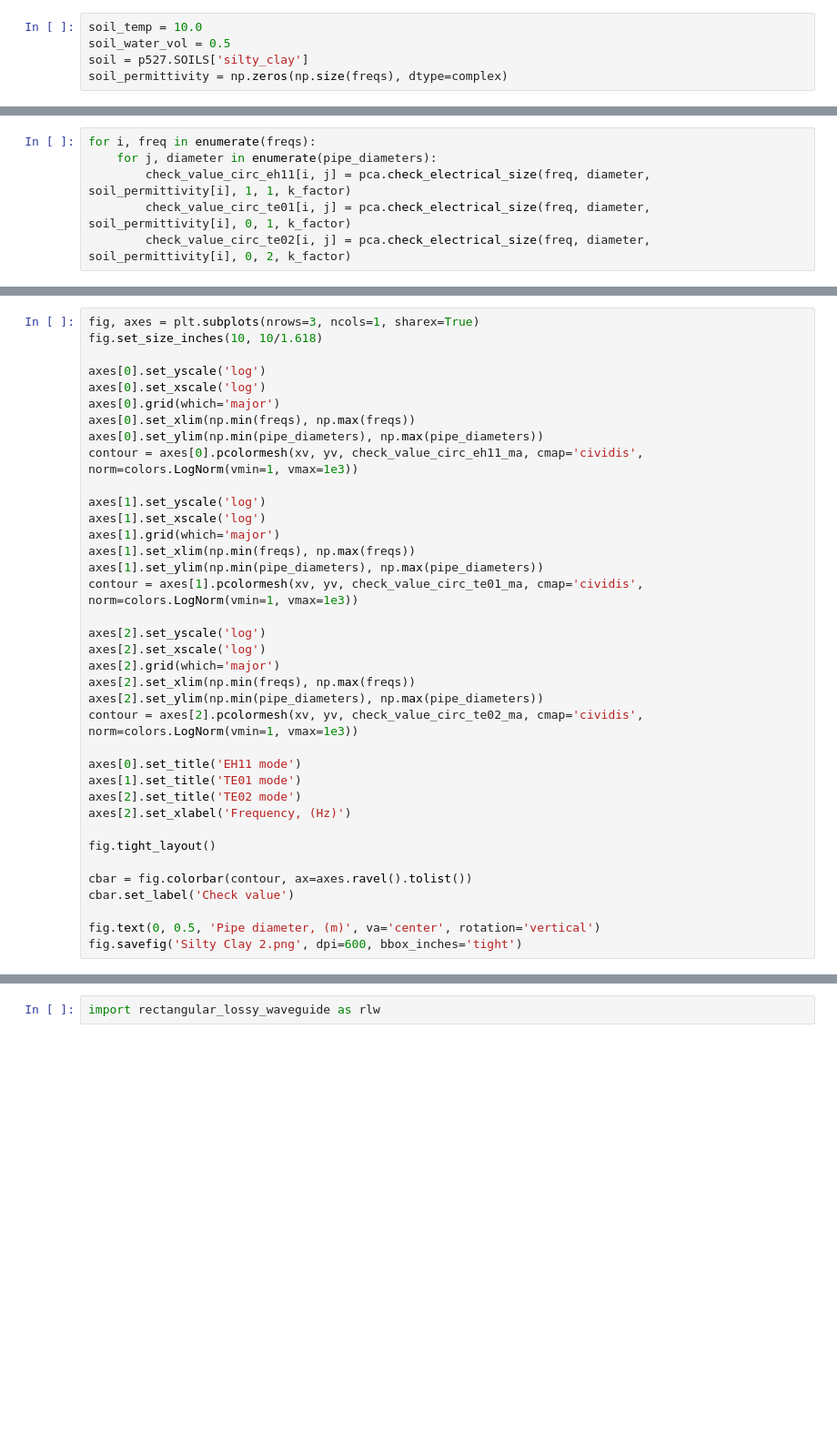
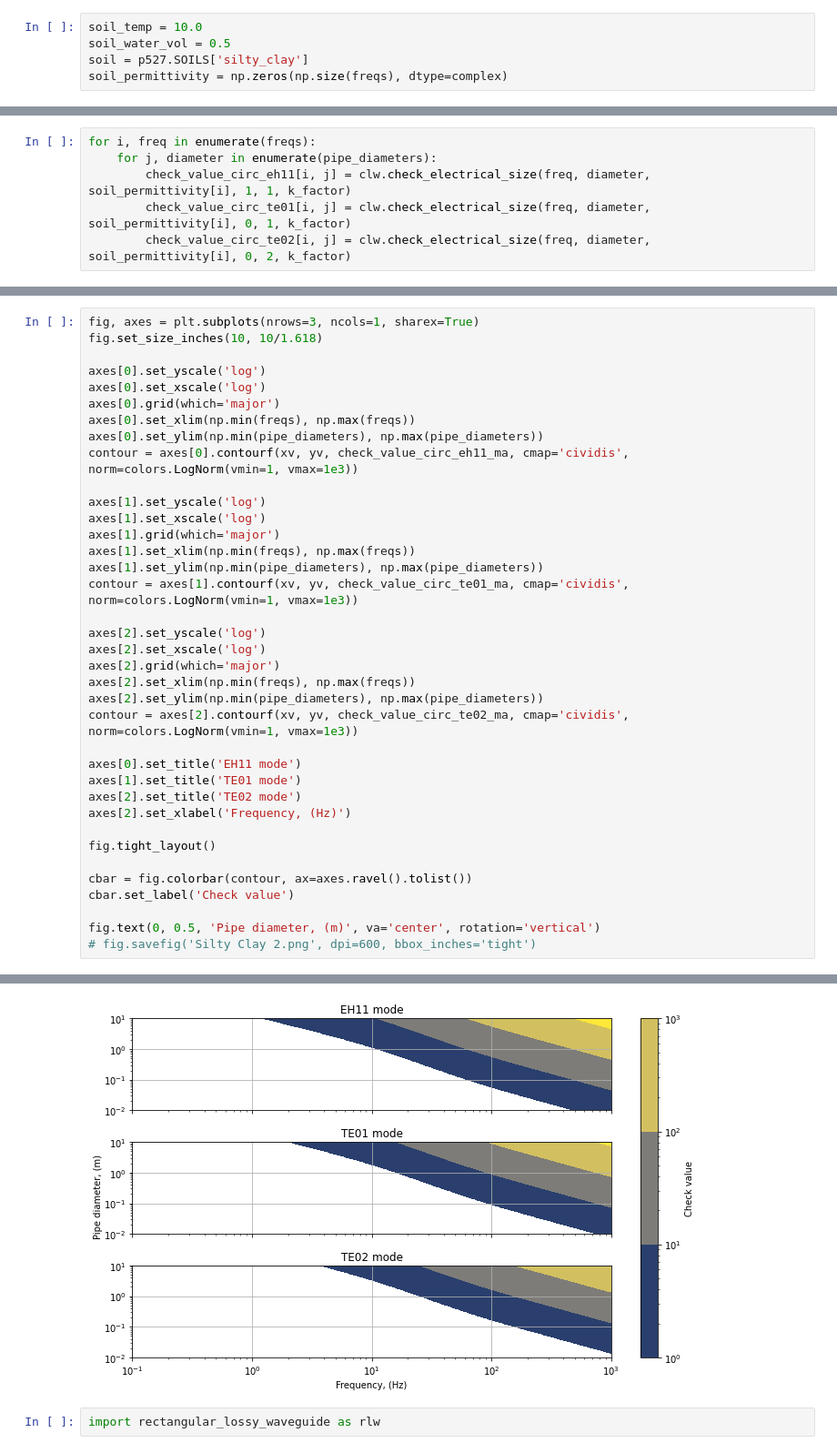
Before and after one commit to elvd/rf_sewer_pipes, a Jupyter notebook: RF in Sewer Pipes - Electrically Large Pipes.ipynb, the cells around one changed output, grey strips where cells are left out. Shown at 91% size. Drawn from its saved outputs; the diff is of its cells as text; blank space fills up the shorter version.

```diff
--- a/RF in Sewer Pipes - Electrically Large Pipes.ipynb
+++ b/RF in Sewer Pipes - Electrically Large Pipes.ipynb
@@ -73,7 +105,7 @@ for idx, freq in enumerate(freqs):
 # %%
 for i, freq in enumerate(freqs):
     for j, diameter in enumerate(pipe_diameters):
-        check_value_circ_eh11[i, j] = pca.check_electrical_size(freq, diameter, soil_permittivity[i], 1, 1, k_factor)
-        check_value_circ_te01[i, j] = pca.check_electrical_size(freq, diameter, soil_permittivity[i], 0, 1, k_factor)
-        check_value_circ_te02[i, j] = pca.check_electrical_size(freq, diameter, soil_permittivity[i], 0, 2, k_factor)
+        check_value_circ_eh11[i, j] = clw.check_electrical_size(freq, diameter, soil_permittivity[i], 1, 1, k_factor)
+        check_value_circ_te01[i, j] = clw.check_electrical_size(freq, diameter, soil_permittivity[i], 0, 1, k_factor)
+        check_value_circ_te02[i, j] = clw.check_electrical_size(freq, diameter, soil_permittivity[i], 0, 2, k_factor)
 # %%
@@ -89,21 +122,21 @@ axes[0].set_xscale('log')
 axes[0].grid(which='major')
 axes[0].set_xlim(np.min(freqs), np.max(freqs))
 axes[0].set_ylim(np.min(pipe_diameters), np.max(pipe_diameters))
-contour = axes[0].pcolormesh(xv, yv, check_value_circ_eh11_ma, cmap='cividis', norm=colors.LogNorm(vmin=1, vmax=1e3))
+contour = axes[0].contourf(xv, yv, check_value_circ_eh11_ma, cmap='cividis', norm=colors.LogNorm(vmin=1, vmax=1e3))
 
 axes[1].set_yscale('log')
 axes[1].set_xscale('log')
 axes[1].grid(which='major')
 axes[1].set_xlim(np.min(freqs), np.max(freqs))
 axes[1].set_ylim(np.min(pipe_diameters), np.max(pipe_diameters))
-contour = axes[1].pcolormesh(xv, yv, check_value_circ_te01_ma, cmap='cividis', norm=colors.LogNorm(vmin=1, vmax=1e3))
+contour = axes[1].contourf(xv, yv, check_value_circ_te01_ma, cmap='cividis', norm=colors.LogNorm(vmin=1, vmax=1e3))
 
 axes[2].set_yscale('log')
 axes[2].set_xscale('log')
 axes[2].grid(which='major')
 axes[2].set_xlim(np.min(freqs), np.max(freqs))
 axes[2].set_ylim(np.min(pipe_diameters), np.max(pipe_diameters))
-contour = axes[2].pcolormesh(xv, yv, check_value_circ_te02_ma, cmap='cividis', norm=colors.LogNorm(vmin=1, vmax=1e3))
+contour = axes[2].contourf(xv, yv, check_value_circ_te02_ma, cmap='cividis', norm=colors.LogNorm(vmin=1, vmax=1e3))
 
 axes[0].set_title('EH11 mode')
 axes[1].set_title('TE01 mode')
@@ -116,4 +149,5 @@ cbar = fig.colorbar(contour, ax=axes.ravel().tolist())
 cbar.set_label('Check value')
 
 fig.text(0, 0.5, 'Pipe diameter, (m)', va='center', rotation='vertical')
-fig.savefig('Silty Clay 2.png', dpi=600, bbox_inches='tight')
+# fig.savefig('Silty Clay 2.png', dpi=600, bbox_inches='tight')
+# %% [output]
@@ -120,2 +155,3 @@ fig.savefig('Silty Clay 2.png', dpi=600, bbox_inches='tight')
+[figure, added]
 # %%
 import rectangular_lossy_waveguide as rlw
```
Also changed, not shown: parts of 14 cells of this notebook, 7 other files.
